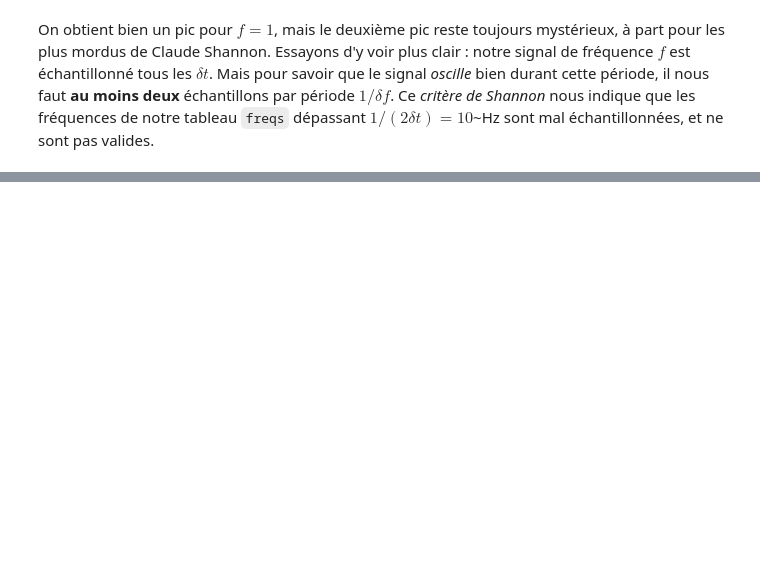
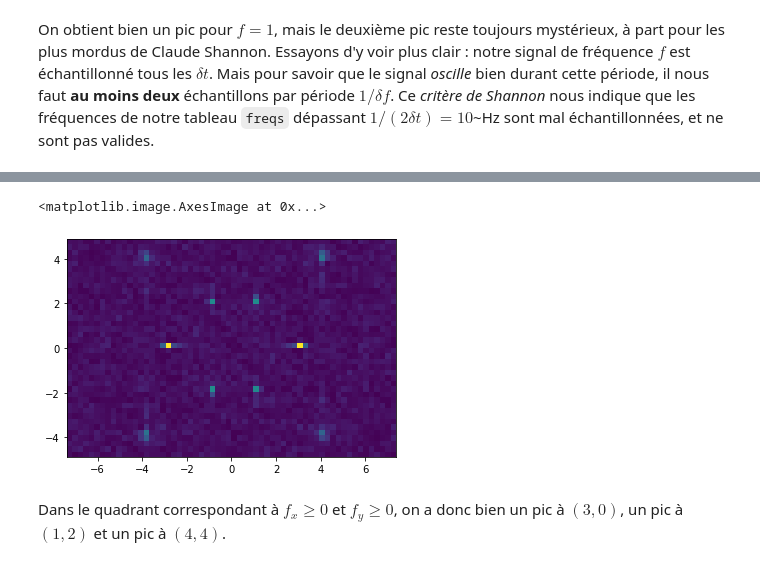
Before and after one commit to bsaintmichel/python-zero, a Jupyter notebook: Application_A_Numpy.ipynb, the cells around one changed output, grey strips where cells are left out. Saved outputs shown, nothing was run; the diff lists cells and outputs as text; code cells hidden in the pictures; blank space fills up the shorter version.

```diff
--- a/Application_A_Numpy.ipynb
+++ b/Application_A_Numpy.ipynb
@@ -839,0 +902,11 @@ plt.show()
+# %%
+Z_hat_plot = np.fft.fftshift(Z_hat)
+fx = float(0.5/np.diff(x[:2]))
+fy = float(0.5/np.diff(y[:2]))
+
+plt.imshow(np.abs(Z_hat_plot), origin='lower', extent=[-fx,fx,-fy,fy])
+# %% [output]
+<matplotlib.image.AxesImage at 0x...>
+[figure, added]
+# %% [markdown]
+Dans le quadrant correspondant à $f_x \geq 0$ et $f_y \geq 0$, on a donc bien un pic à $(3,0)$, un pic à $(1,2)$ et un pic à $(4,4)$.
```
Also changed, not shown: parts of 15 cells of this notebook, 7 other files.
